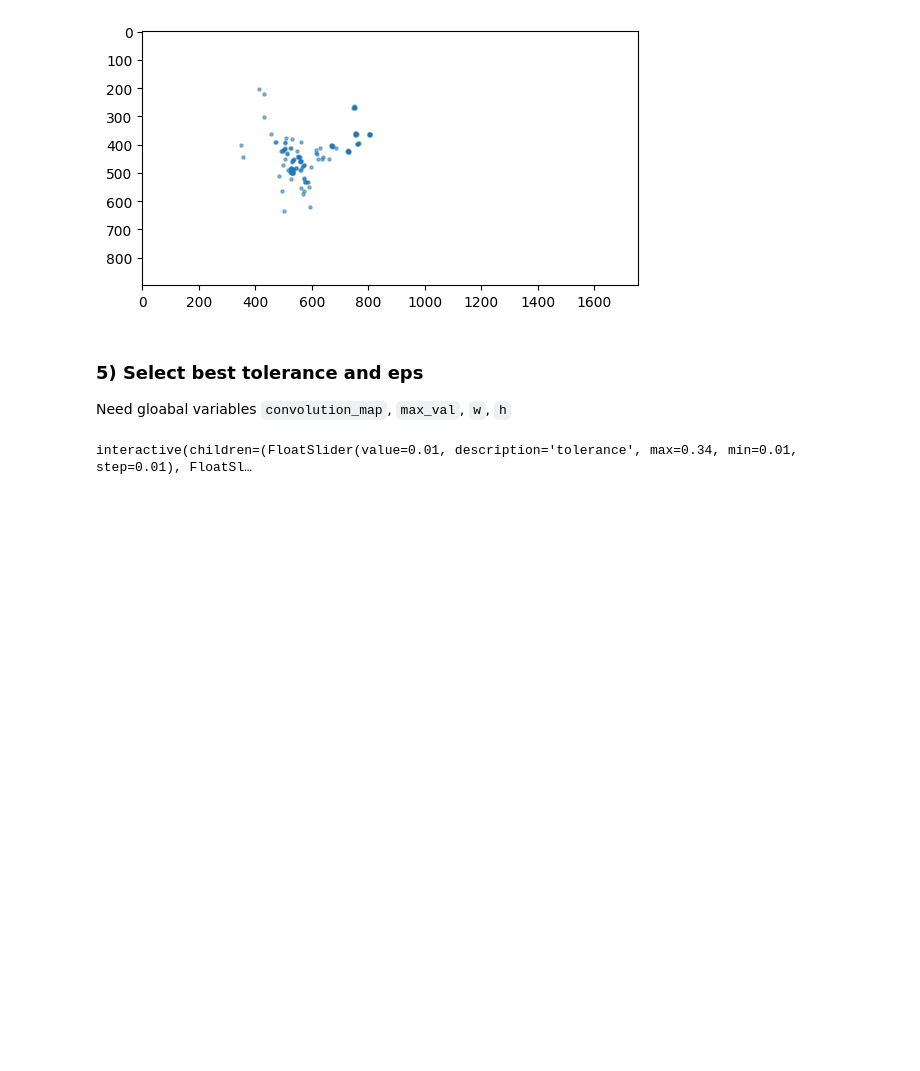
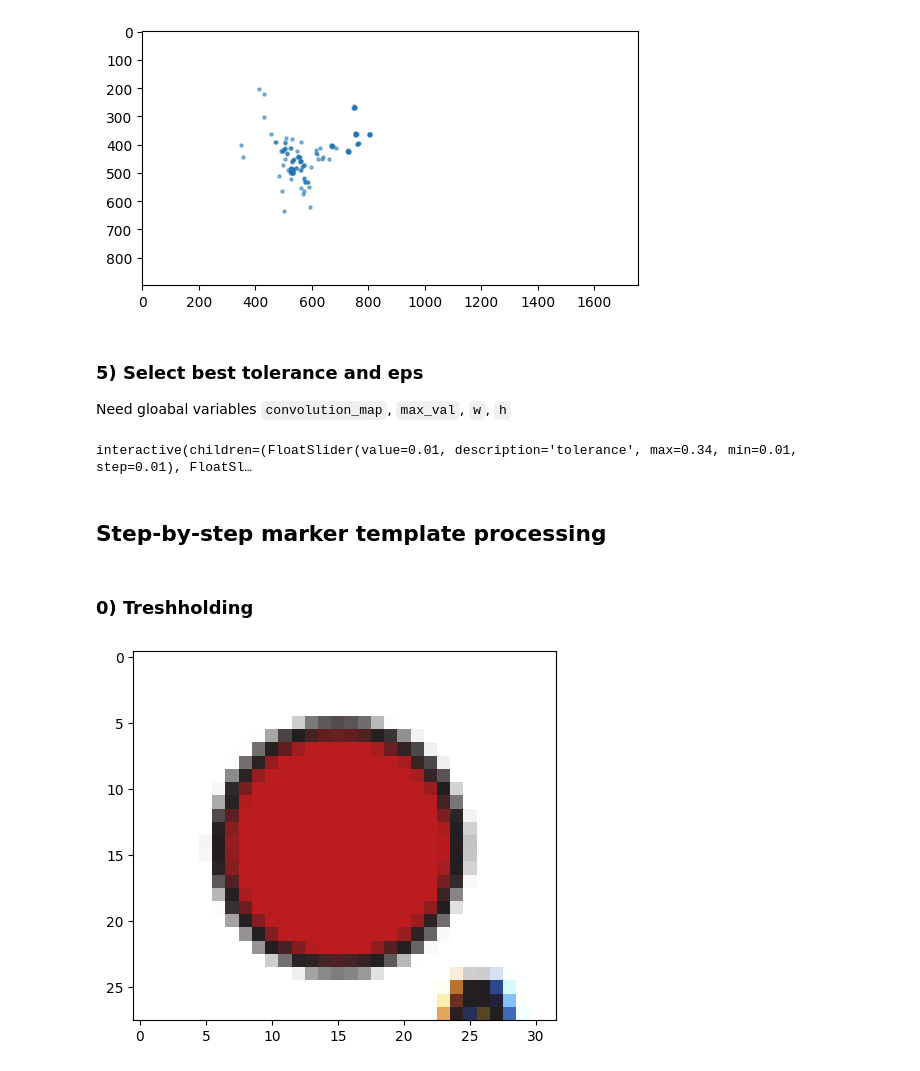
Before and after one commit to adusachev/scanplot, a Jupyter notebook: plot2data/pipeline.ipynb, the cells around one changed output. Saved outputs shown, nothing was run; the diff lists cells and outputs as text; code cells hidden in the pictures; blank space fills up the shorter version.

Commit message:
advanced template processing

```diff
--- a/plot2data/pipeline.ipynb
+++ b/plot2data/pipeline.ipynb
@@ -150,3 +153,21 @@ def visualize(tolerance, eps):
     draw_points_on_canvas(actual_points, source_image)
 # %% [output]
 interactive(children=(FloatSlider(value=0.01, description='tolerance', max=0.34, min=0.01, step=0.01), FloatSl…
+# %% [markdown]
+## Step-by-step marker template processing
+# %%
+PLOT_NUMBER = 6
+MARKER_NUMBER = 3
+
+# PLOT_PATH = DATA_PATH / f"plot{PLOT_NUMBER}.png"
+# TEMPLATE_PATH = DATA_PATH / f"plot{PLOT_NUMBER}_marker{MARKER_NUMBER}.png"
+TEMPLATE_PATH = DATA_PATH / "markers_orig" / f"plot{PLOT_NUMBER}_marker{MARKER_NUMBER}.png"
+# %% [markdown]
+### 0) Treshholding
+# %%
+template_rgb = read_image_rgb(TEMPLATE_PATH)
+w, h = template_rgb.shape[1], template_rgb.shape[0]
+
+draw_image(template_rgb)
+# %% [output]
+[figure, added]
```
Also changed, not shown: parts of 17 cells of this notebook, 2 other files.
